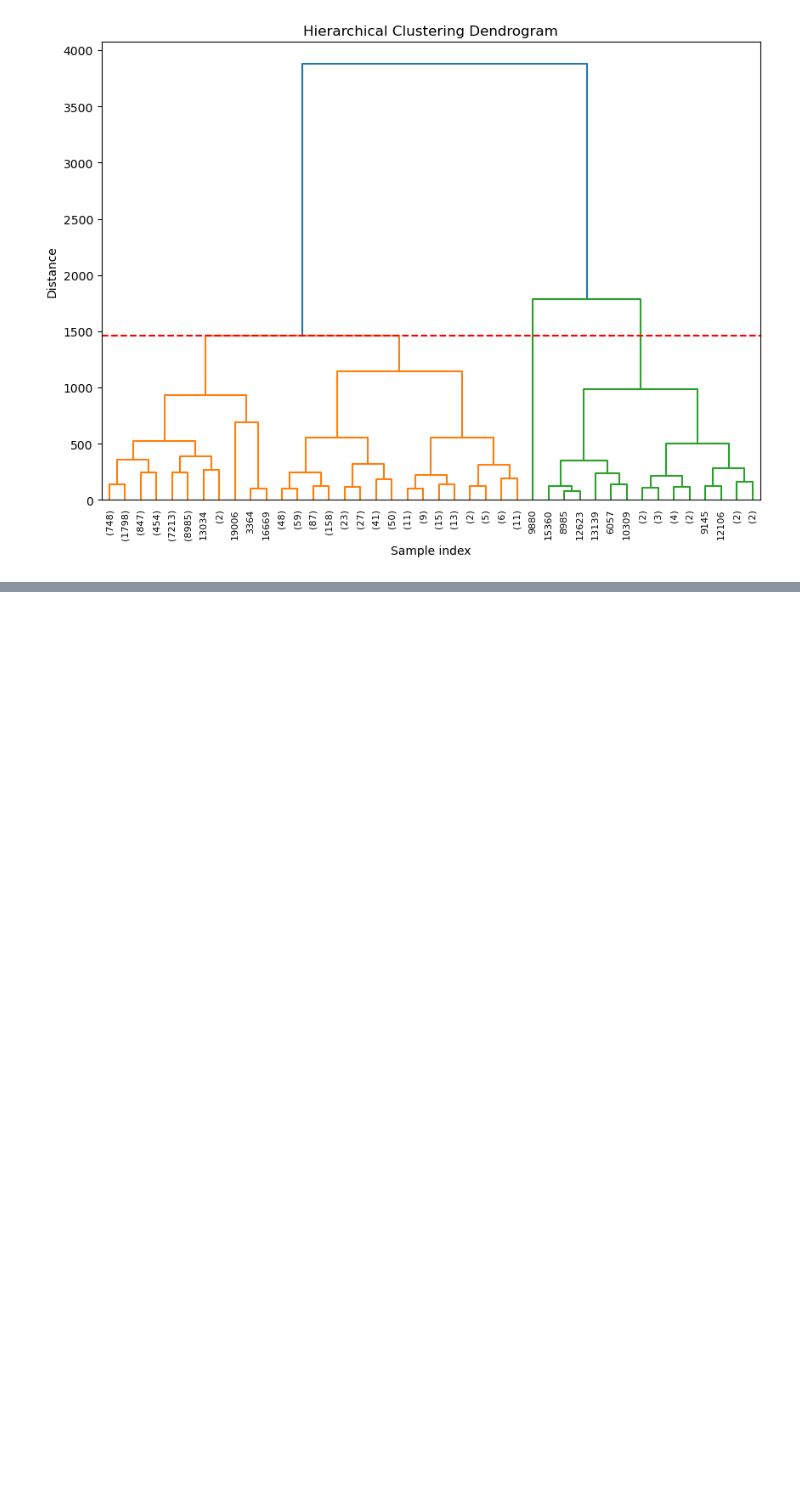
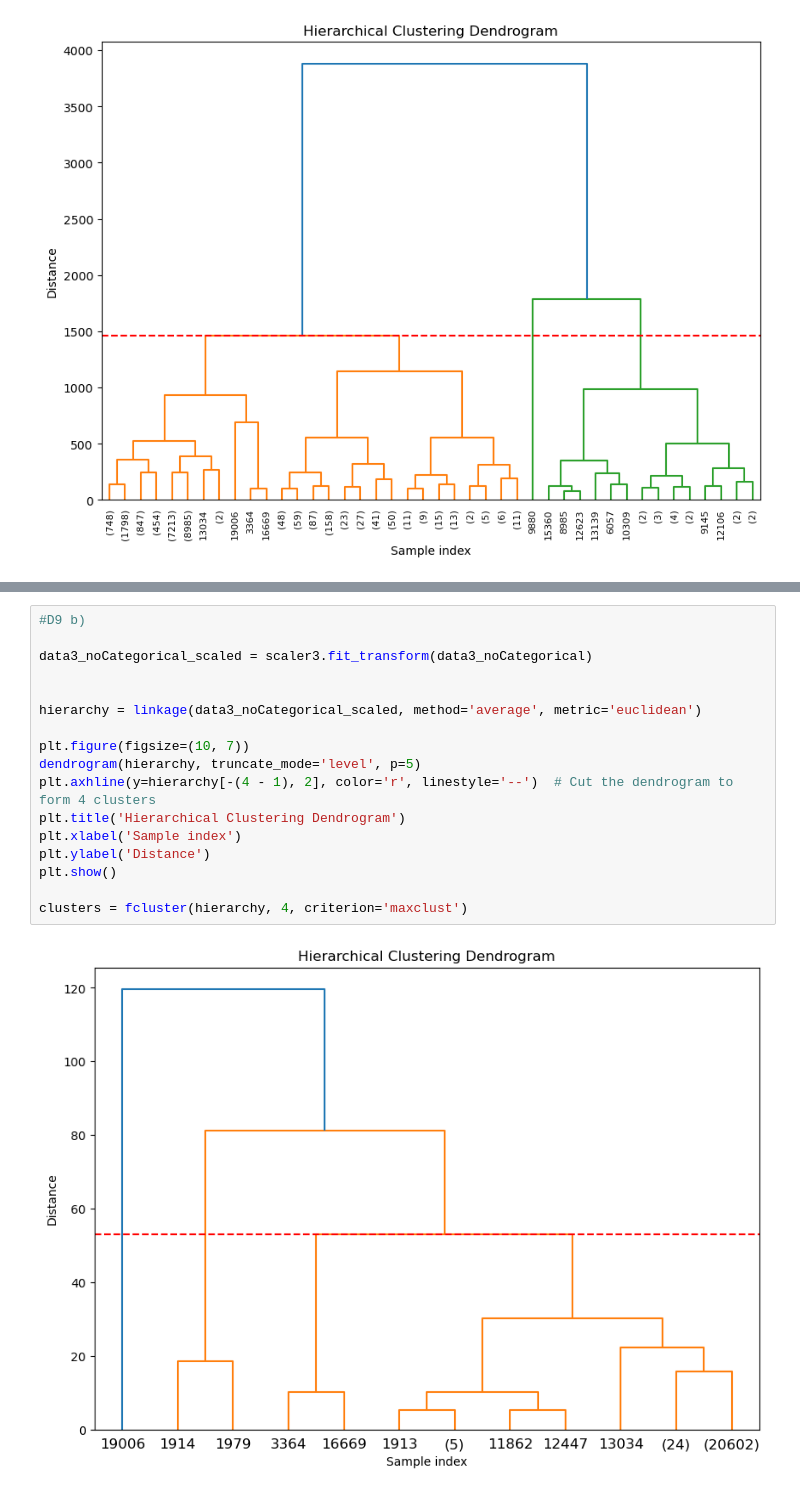
Before and after one commit to AbhinavDevelops/Analysis-on-the-Californinan-Housing-market, a Jupyter notebook: assign3_23082057.ipynb, the cells around one changed output, grey strips where cells are left out. Cells and saved outputs as stored; diff of their text form; blank space fills up the shorter version.

Commit message:
finished clustering analysis

```diff
--- a/assign3_23082057.ipynb
+++ b/assign3_23082057.ipynb
@@ -673,3 +671,22 @@ meanBedrooms           1.059684
 meanOccupation         4.696810
 Name: 4, dtype: float64
 Size of Cluster 4: 1
+# %%
+#D9 b)
+
+data3_noCategorical_scaled = scaler3.fit_transform(data3_noCategorical)
+
+
+hierarchy = linkage(data3_noCategorical_scaled, method='average', metric='euclidean')
+
+plt.figure(figsize=(10, 7))
+dendrogram(hierarchy, truncate_mode='level', p=5)
+plt.axhline(y=hierarchy[-(4 - 1), 2], color='r', linestyle='--')  # Cut the dendrogram to form 4 clusters
+plt.title('Hierarchical Clustering Dendrogram')
+plt.xlabel('Sample index')
+plt.ylabel('Distance')
+plt.show()
+
+clusters = fcluster(hierarchy, 4, criterion='maxclust')
+# %% [output]
+[figure, added]
```
Also changed, not shown: parts of 6 cells of this notebook.
